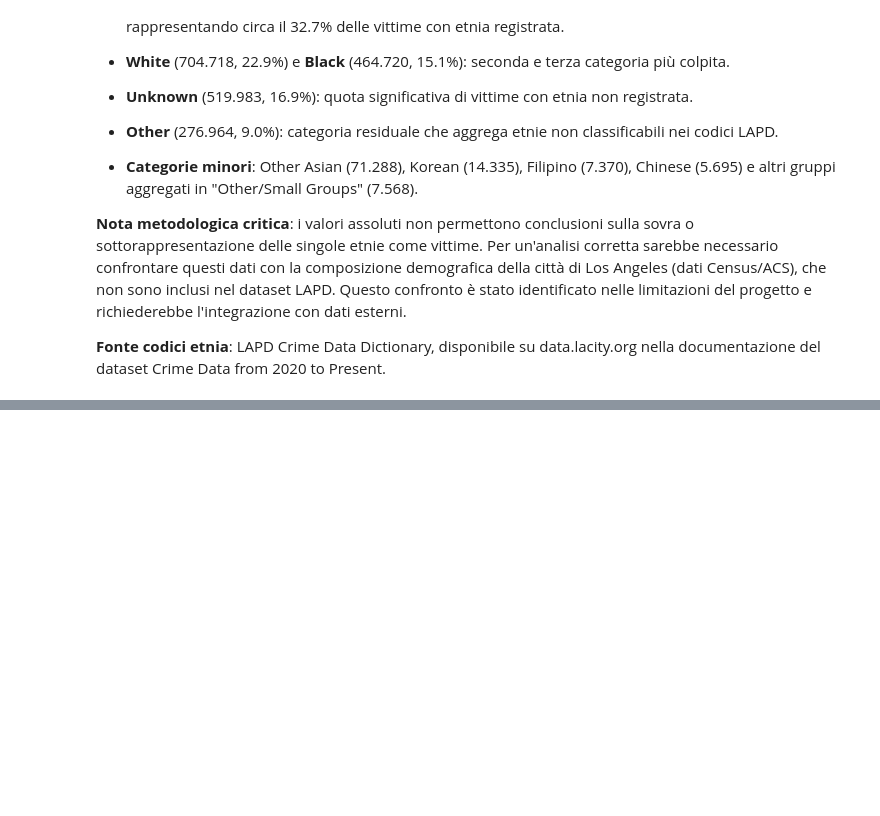
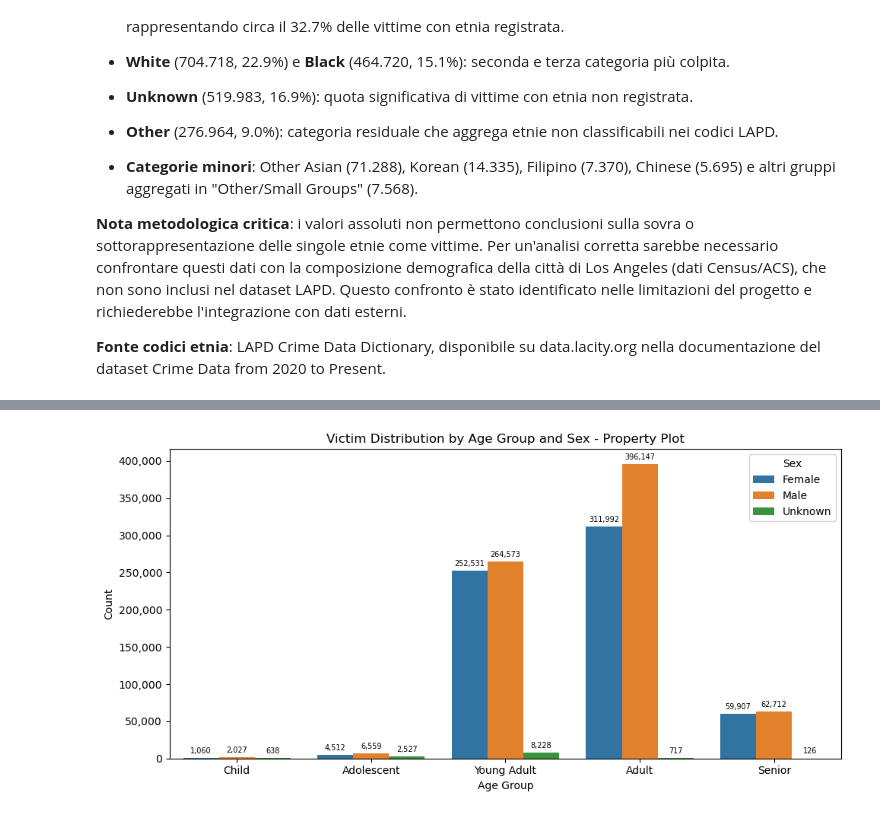
Before and after one commit to AnalystEca/lapd-crime-data, a Jupyter notebook: notebooks/02_analyze/06_eda_block2.ipynb, the cells around one changed output, grey strips where cells are left out. Saved outputs shown, nothing was run; the diff lists cells and outputs as text; code cells hidden in the pictures; blank space fills up the shorter version.

Commit message:
Complete Q2.2: victim distribution by age and sex for Person vs Property

```diff
--- a/notebooks/02_analyze/06_eda_block2.ipynb
+++ b/notebooks/02_analyze/06_eda_block2.ipynb
@@ -323,0 +335,9 @@ data.lacity.org nella documentazione del dataset Crime Data from 2020 to Present
+# %%
+q22_df = (
+    df
+    .groupby(['Vict Sex', 'age_group', 'crime_category'], as_index = False, observed=True)
+    .agg(count = ('Vict Sex', 'count'))
+)
+
+q22_df = q22_df[q22_df['crime_category'] != 'other']
+print(q22_df.head(50))
@@ -323,0 +362,7 @@ data.lacity.org nella documentazione del dataset Crime Data from 2020 to Present
+# %%
+q22_property_df = q22_df [q22_df['crime_category'] == 'property'].copy()
+q22_person_df = q22_df[q22_df['crime_category'] == 'person'].copy()
+
+print(q22_property_df.head())
+print("===============")
+print(q22_person_df.head())
@@ -323,0 +383,30 @@ data.lacity.org nella documentazione del dataset Crime Data from 2020 to Present
+# %%
+sex_labels = {'F': 'Female', 'M': 'Male', 'X': 'Unknown'}
+q22_property_df['Vict Sex Label'] = q22_property_df['Vict Sex'].map(sex_labels)
+
+fig, ax = plt.subplots(figsize=(10, 5))
+
+sns.barplot(
+    data=q22_property_df,
+    x='age_group',
+    y='count',
+    hue='Vict Sex Label',
+    order=['Child', 'Adolescent', 'Young Adult', 'Adult', 'Senior']
+)
+
+# Numeri sopra ogni barra
+for container in ax.containers:
+    ax.bar_label(container, fmt=lambda x: f'{int(x):,}' if x > 0 else '',
+                 padding=3, fontsize=7)
+
+ax.yaxis.set_major_formatter(plt.FuncFormatter(lambda x, _: f'{int(x):,}'))
+ax.set_title('Victim Distribution by Age Group and Sex - Property Plot')
+ax.set_xlabel('Age Group')
+ax.set_ylabel('Count')
+ax.legend(title='Sex')
+
+plt.tight_layout()
+plt.savefig('../../outputs/06_eda_block2/11_barplot_victim_age_sex_property_plot.png', dpi=150, bbox_inches='tight')
+plt.show()
+# %% [output]
+[figure, added]
```
Also changed, not shown: parts of 5 cells of this notebook, 5 other files.
